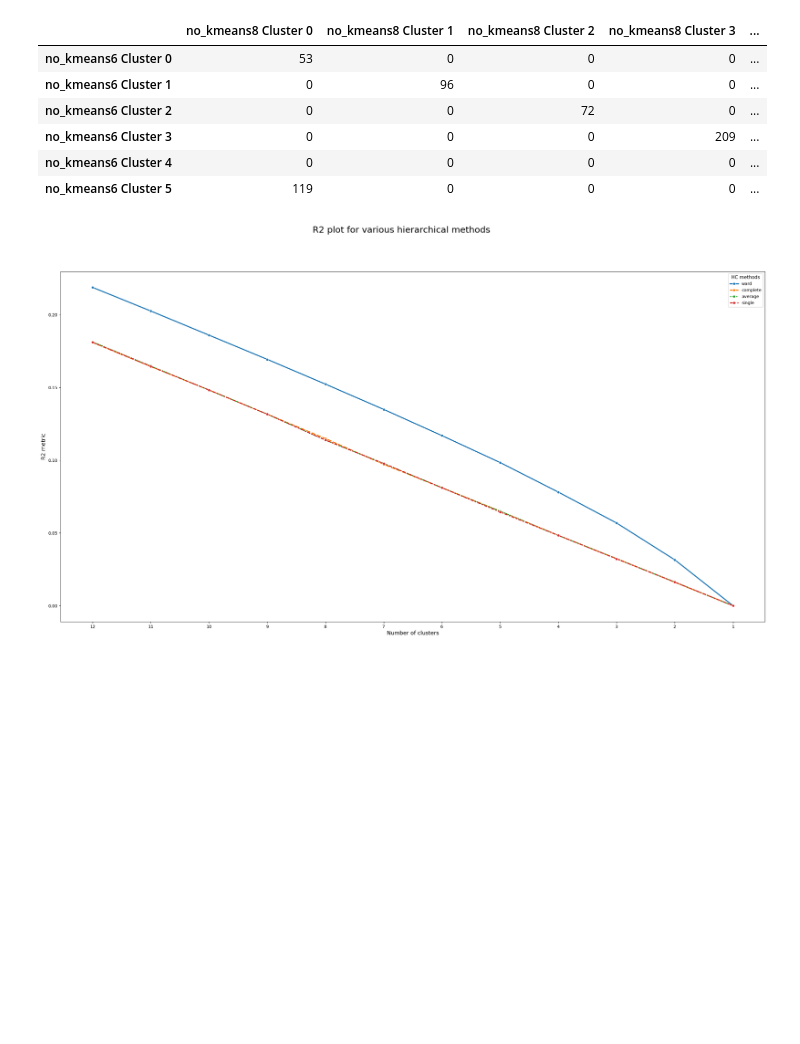
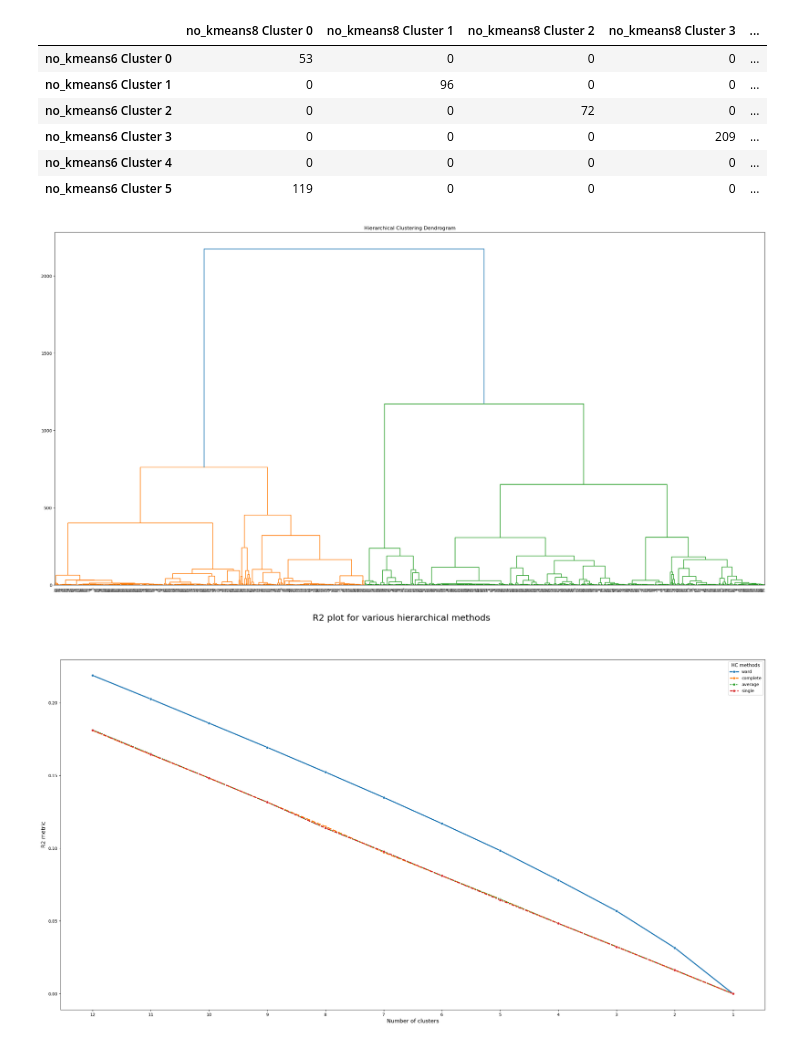
Before and after one commit to Pinky-Tie/reasons_for_absenteeism, a Jupyter notebook: code/segmentation.ipynb, the cells around one changed output. Drawn from its saved outputs; the diff is of its cells as text; code cells hidden in the pictures; blank space fills up the shorter version.

```diff
--- a/code/segmentation.ipynb
+++ b/code/segmentation.ipynb
@@ -118,3 +118,7 @@ compare_cluster_solutions(worker, 'no_kmeans6', 'no_kmeans8')
 | no_kmeans6 Cluster 3 | 0 | 0 | 0 | 209 | ... |
 | no_kmeans6 Cluster 4 | 0 | 0 | 0 | 0 | ... |
 | no_kmeans6 Cluster 5 | 119 | 0 | 0 | 0 | ... |
+# %%
+create_dendrogram(worker_no_scl, 'ward')
+# %% [output]
+[figure, added]
```
Also changed, not shown: parts of 12 cells of this notebook.
